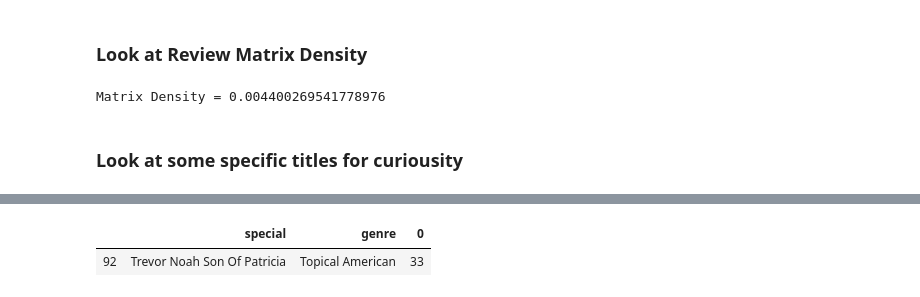
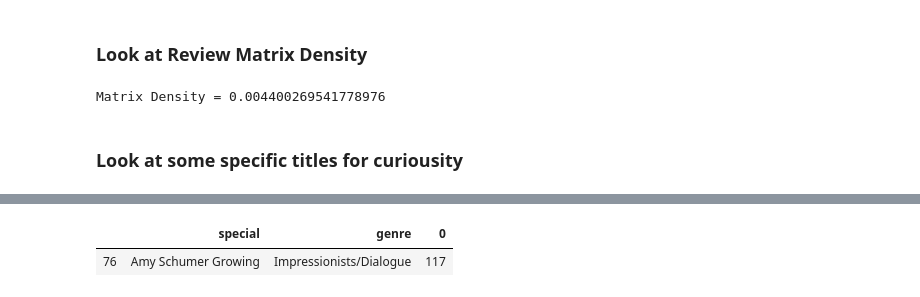
Before and after one commit to isaac-campbell-smith/Comedy_of_Errors, a Jupyter notebook: EDA.ipynb, the cells around one changed output, grey strips where cells are left out. Drawn from its saved outputs; the diff is of its cells as text; code cells hidden in the pictures.

```diff
--- a/EDA.ipynb
+++ b/EDA.ipynb
@@ -233,5 +244,5 @@ check_stuff.groupby('genre')[['special', 0]].describe()
 # %%
-check_stuff[check_stuff[0] == 33]
+check_stuff[check_stuff[0] == 117]
 # %% [output]
 |  | special | genre | 0 |
-| 92 | Trevor Noah Son Of Patricia | Topical American | 33 |
+| 76 | Amy Schumer Growing | Impressionists/Dialogue | 117 |
```
Also changed, not shown: parts of 6 cells of this notebook, 26 other files.
